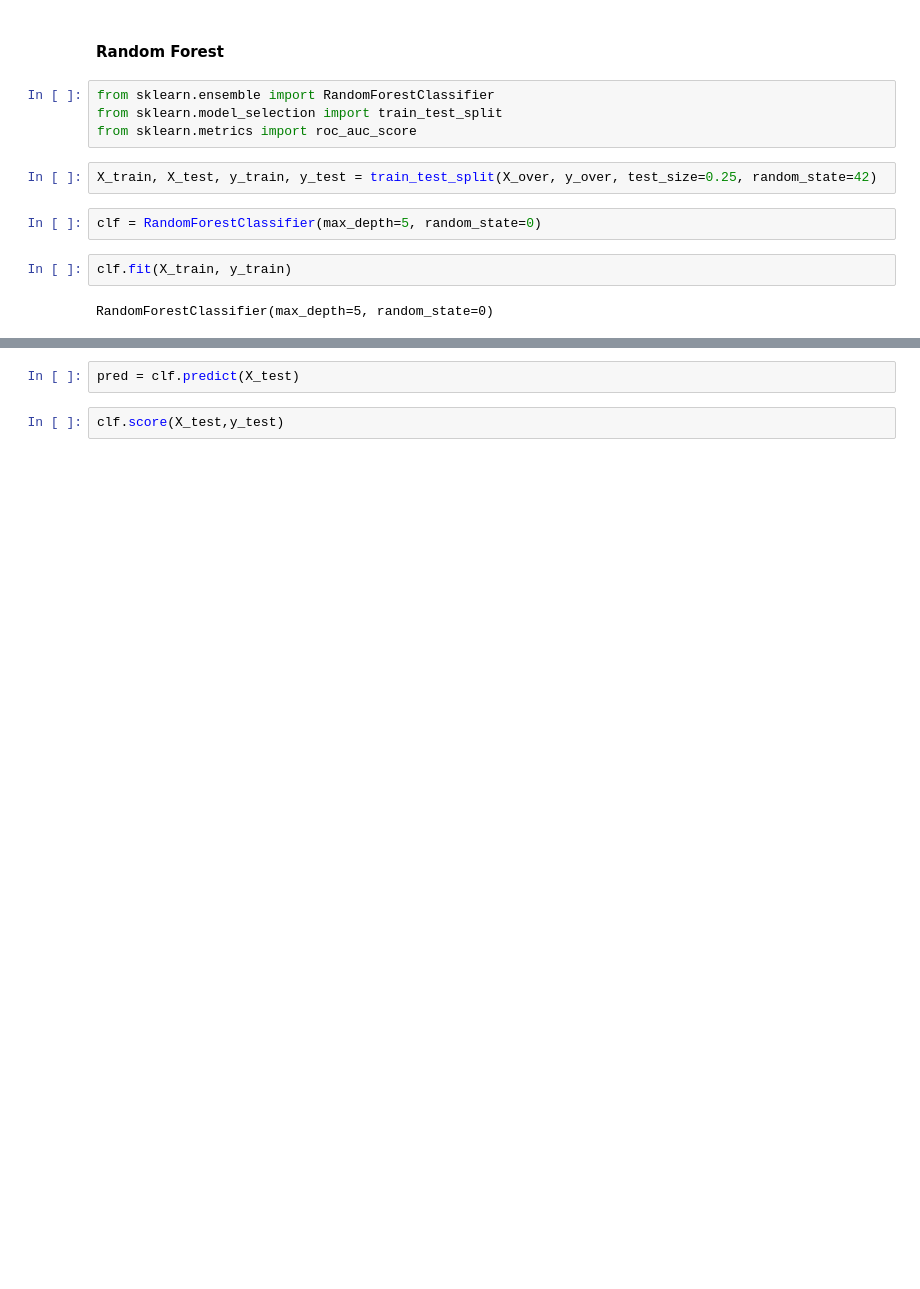
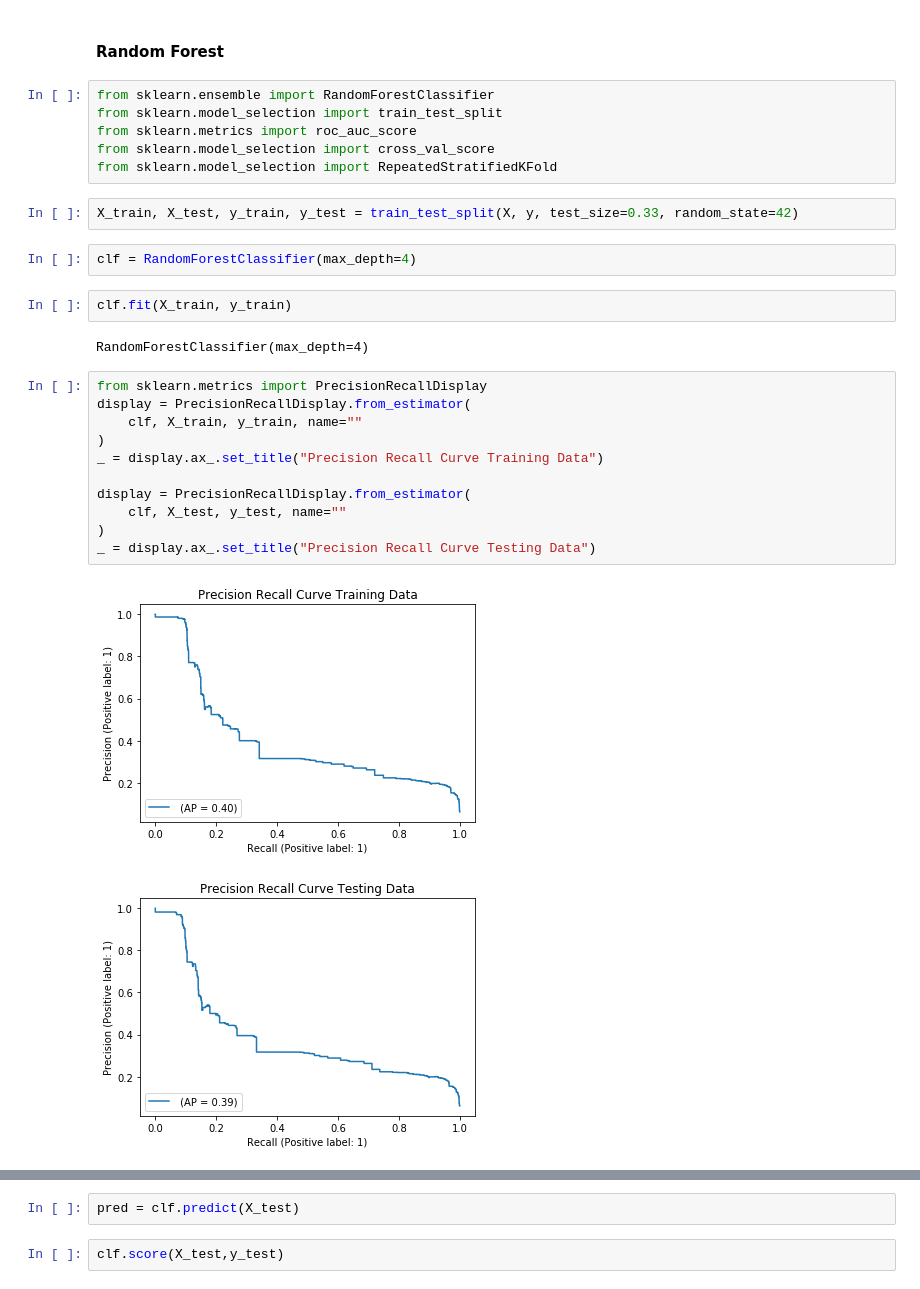
Before and after one commit to alexmak001/Panama-Papers, a Jupyter notebook: aleximbalance.ipynb, the cells around one changed output, grey strips where cells are left out. Cells and saved outputs as stored; diff of their text form; blank space fills up the shorter version.

```diff
--- a/aleximbalance.ipynb
+++ b/aleximbalance.ipynb
@@ -44,11 +45,27 @@ Name: labels, dtype: int64
 from sklearn.ensemble import RandomForestClassifier
 from sklearn.model_selection import train_test_split
 from sklearn.metrics import roc_auc_score
+from sklearn.model_selection import cross_val_score
+from sklearn.model_selection import RepeatedStratifiedKFold
 # %%
-X_train, X_test, y_train, y_test = train_test_split(X_over, y_over, test_size=0.25, random_state=42)
+X_train, X_test, y_train, y_test = train_test_split(X, y, test_size=0.33, random_state=42)
 # %%
-clf = RandomForestClassifier(max_depth=5, random_state=0)
+clf = RandomForestClassifier(max_depth=4)
 # %%
 clf.fit(X_train, y_train)
 # %% [output]
-RandomForestClassifier(max_depth=5, random_state=0)
+RandomForestClassifier(max_depth=4)
+# %%
+from sklearn.metrics import PrecisionRecallDisplay
+display = PrecisionRecallDisplay.from_estimator(
+    clf, X_train, y_train, name=""
+)
+_ = display.ax_.set_title("Precision Recall Curve Training Data")
+
+display = PrecisionRecallDisplay.from_estimator(
+    clf, X_test, y_test, name=""
+)
+_ = display.ax_.set_title("Precision Recall Curve Testing Data")
+# %% [output]
+[figure, added]
+[figure, added]
```
Also changed, not shown: parts of 12 cells of this notebook, 4 other files.
